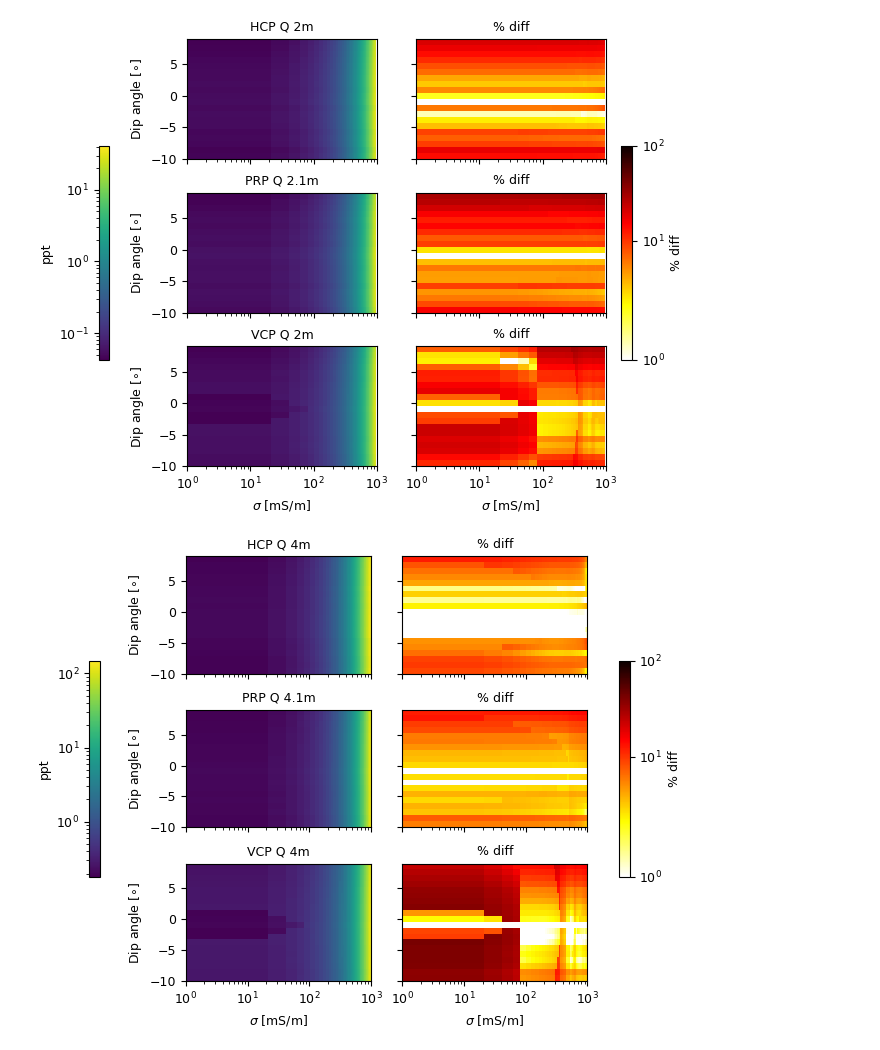
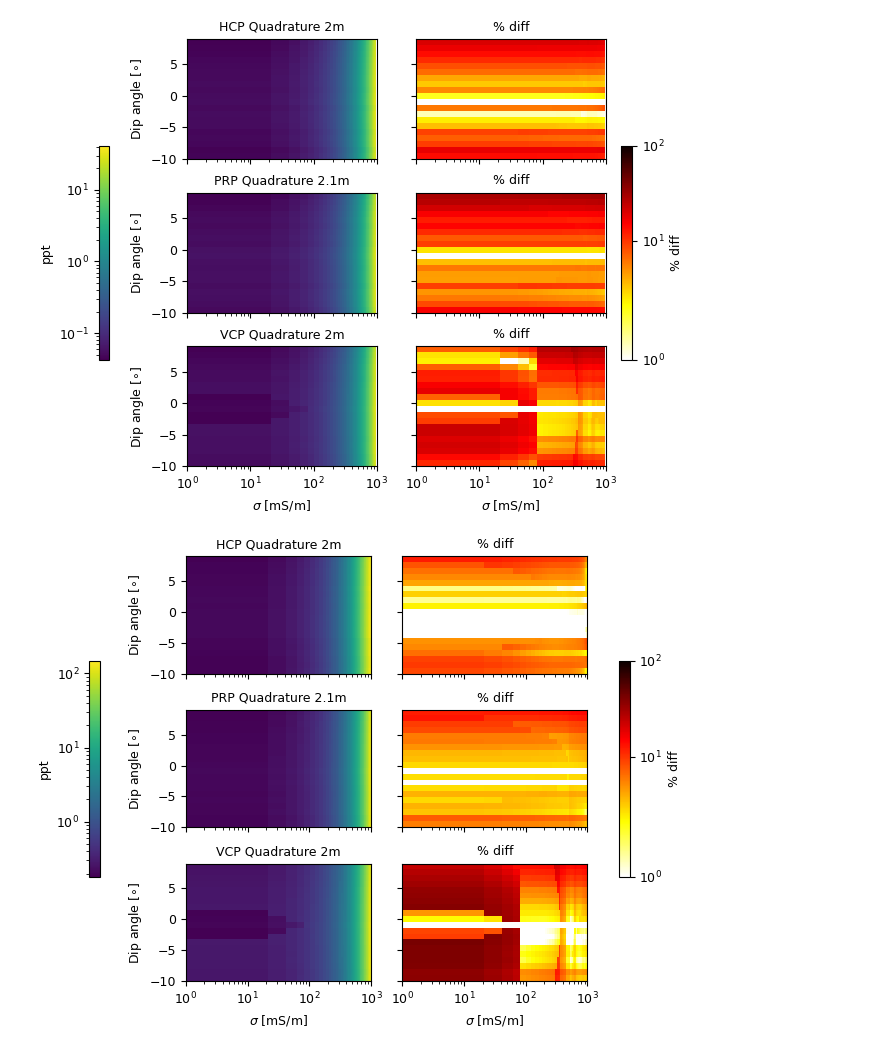
Before and after one commit to mariacarrizo/FDEM_LCI_PWI, a Jupyter notebook: Topography/DippingTopoPlots.ipynb, the cells around one changed output. Saved outputs shown, nothing was run; the diff lists cells and outputs as text; code cells hidden in the pictures.

Commit message:
updated plots

```diff
--- a/Topography/DippingTopoPlots.ipynb
+++ b/Topography/DippingTopoPlots.ipynb
@@ -38,35 +38,35 @@ cmap='hot_r'
 fs=9
 vmin =  1
 vmax = 100
 
-keys = ['HCP Q 2m', 'PRP Q 2.1m', 'VCP Q 2m',]
+keys = ['HCP Quadrature 2m', 'PRP Quadrature 2.1m', 'VCP Quadrature 2m',]
 for i, k in enumerate(keys):
     j = i*3
    # print('i:', i)
    # print('j:', j)
     c1 = ax[i,0].imshow(data[:,:, j]*1000, extent= ext, aspect =asp, norm='log', )
     c2 = ax[i,1].imshow(np.abs((data[:, :, j] - dat_0[:, :, j])/dat_0[:, :, j])*100, cmap= cmap, extent=ext, aspect=asp, vmin = vmin, vmax=vmax, norm='symlog')
     ax[i,0].set_xscale('log')
     ax[i,0].set_ylabel('Dip angle [$\circ$]', fontsize=fs)
     ax[i,0].set_title(k, fontsize=fs)
     ax[i,1].set_title('% diff', fontsize=fs)
     ax[i,0].tick_params(labelsize=fs)
     ax[i,1].tick_params(labelsize=fs)
 
 cb1 = fig.colorbar(c1, ax=ax, location='left', shrink=0.5, pad=0.02)
 cb1.set_label('ppt', fontsize=fs)
 cb1.ax.tick_params( labelsize=fs)
 cb2 = fig.colorbar(c2, ax=ax, location ='right', shrink=0.5, pad=0.01)
 cb2.set_label('% diff', fontsize=fs)
 cb2.ax.tick_params( labelsize=fs)
 
 ax[-1,0].set_xlabel('$\sigma$ [mS/m]', fontsize=fs)
 ax[-1,1].set_xlabel('$\sigma$ [mS/m]', fontsize=fs)
 
 plt.show()
 plt.savefig('DippingTopo_Q_2m.eps', format='eps')
 # %% [output]
-[figure, old version]
+[figure, new version]
 # %%
 fig, ax = plt.subplots(3,2, figsize=(6.5,5), sharex=True, sharey=True, layout='constrained')
 
@@ -78,7 +78,7 @@ fs=9
 vmin = 1
 vmax = 100
 
-keys = ['HCP Q 4m', 'PRP Q 4.1m', 'VCP Q 4m',]
+keys = ['HCP Quadrature 2m', 'PRP Quadrature 2.1m', 'VCP Quadrature 2m',]
 for i, k in enumerate(keys):
     j = (i*3)+1
   #  print('i:', i)
@@ -106,7 +106,7 @@ ax[-1,1].set_xlabel('$\sigma$ [mS/m]', fontsize=fs)
 plt.show()
 plt.savefig('DippingTopo_Q_4m.eps', format='eps')
 # %% [output]
-[figure, old version]
+[figure, new version]
 # %%
 fig, ax = plt.subplots(3,2, figsize=(6.5,5), sharex=True, sharey=True, layout='constrained')
 
```
Also changed, not shown: parts of 4 cells of this notebook.
